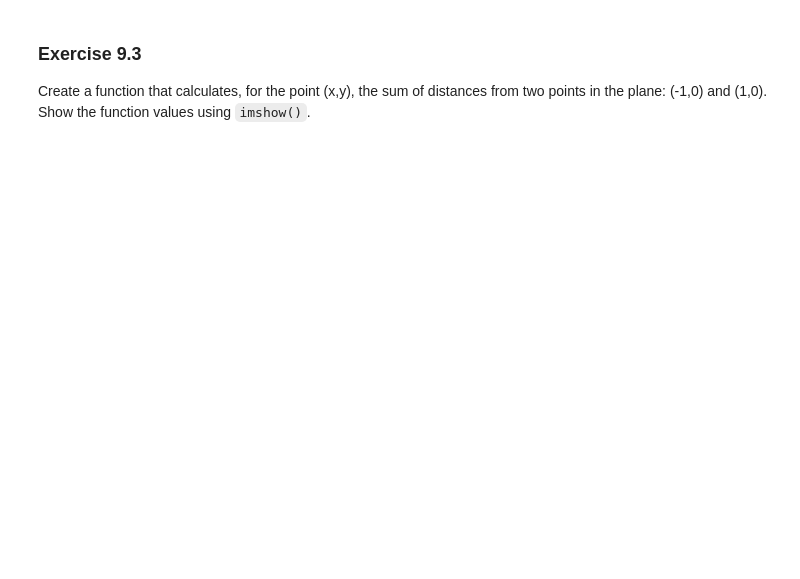
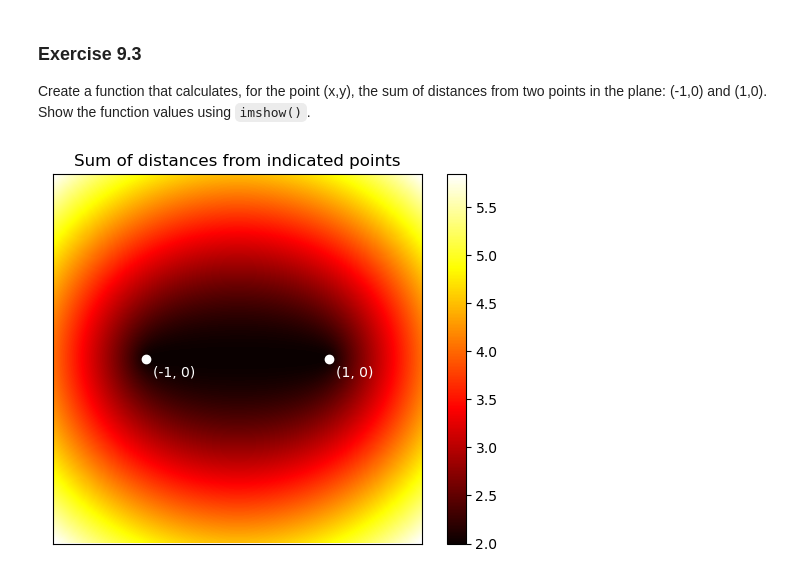
Before and after one commit to pa-bon/SciCompPy, a Jupyter notebook: week9/homework9.ipynb, the cells around one changed output. Drawn from its saved outputs; the diff is of its cells as text; code cells hidden in the pictures; blank space fills up the shorter version.

```diff
--- a/week9/homework9.ipynb
+++ b/week9/homework9.ipynb
@@ -53,3 +53,41 @@ plt.show()
 ### Exercise 9.3
 
 Create a function that calculates, for the point (x,y), the sum of distances from two points in the plane: (-1,0) and (1,0). Show the function values using `imshow()`.
+# %%
+from matplotlib import pyplot as plt
+import numpy as np
+
+#preaparing mesh
+x = np.linspace(-2,2,101)
+y = np.linspace(-2,2,101)
+xx, yy = np.meshgrid(x, y)
+
+#focal points
+ps = [(-1,0), (1,0)]
+
+#data
+data = sum([np.sqrt((xx-p[0])**2 + (yy-p[1])**2) for p in ps])
+
+#plotting the data
+plt.imshow(data, cmap='hot', interpolation='bilinear')
+plt.colorbar()
+plt.title('Sum of distances from indicated points')
+
+#hiding ticks (they do not represent actual coordinates)
+plt.xticks([])
+plt.yticks([])
+
+#finding the posion of focal points by pixel count of imshow()
+ps_indexs = [(np.searchsorted(x, p[0]), np.searchsorted(y, p[1])) for p in ps]
+
+#finding the posion for text labels
+text_offset = (0.05, 0.2)
+ps_texts = [(np.searchsorted(x, p[0]+text_offset[0]), np.searchsorted(y, p[1]+text_offset[1])) for p in ps]
+
+#adding the folcal points of the image
+ax = plt.gca()
+for i, psi in enumerate(ps_indexs):
+    ax.plot(psi[0], psi[1], 'wo')
+    ax.annotate(f'({ps[i][0]}, {ps[i][1]})', ps_texts[i], color='w')
+# %% [output]
+[figure, added]
```
Also changed, not shown: parts of 1 cell of this notebook.
